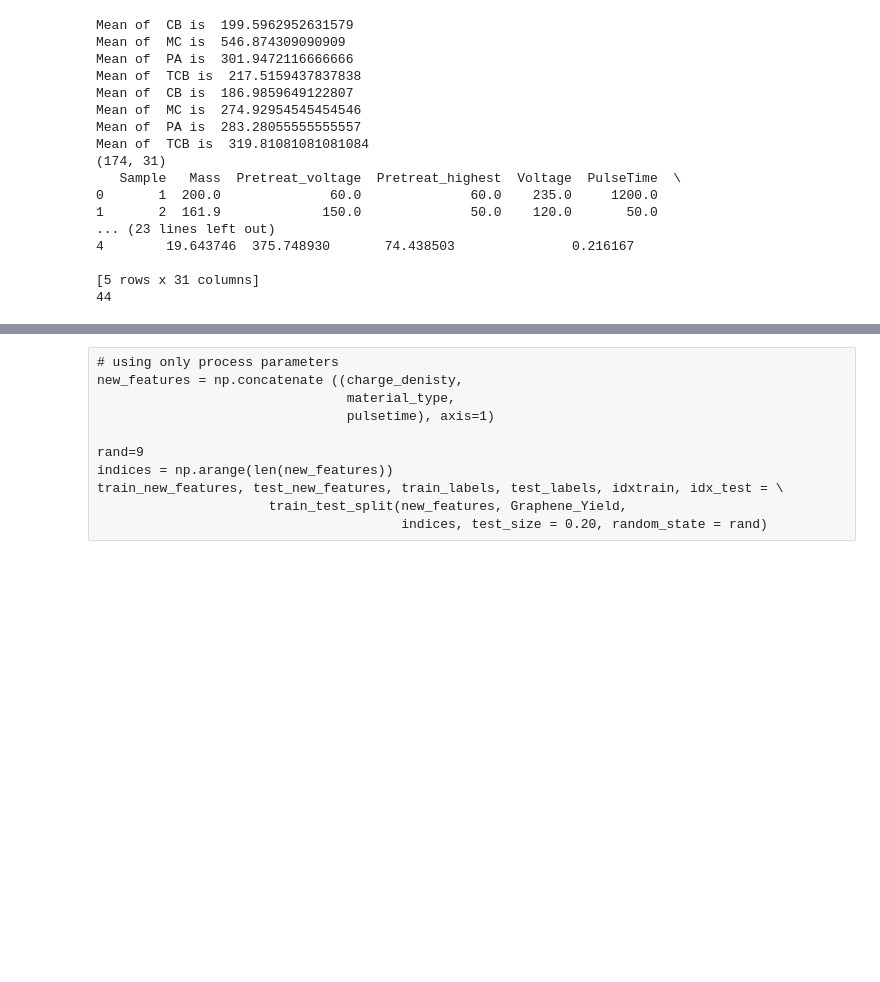
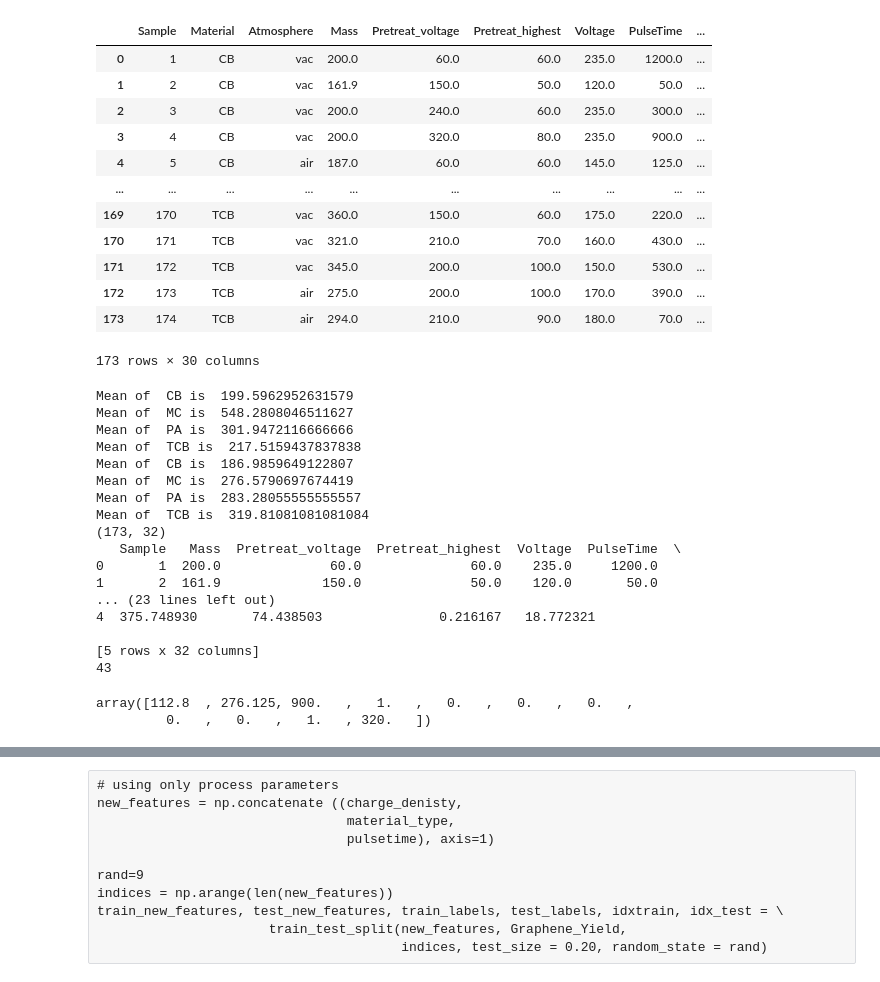
Before and after one commit to sattarik/Flash_Joule_Heating, a Jupyter notebook: RegressionAndPD_Porxyproperties_76test_80train_working.ipynb, the cells around one changed output, grey strips where cells are left out. Saved outputs shown, nothing was run; the diff lists cells and outputs as text; code cells hidden in the pictures; blank space fills up the shorter version.

```diff
--- a/RegressionAndPD_Porxyproperties_76test_80train_working.ipynb
+++ b/RegressionAndPD_Porxyproperties_76test_80train_working.ipynb
@@ -206,7 +263,22 @@ def category_normalization_mass(df):
+# %%
+df_nothotenc
+# %% [output]
+|  | Sample | Material | Atmosphere | Mass | Pretreat_voltage | Pretreat_highest | Voltage | PulseTime | ... |
+| 0 | 1 | CB | vac | 200.0 | 60.0 | 60.0 | 235.0 | 1200.0 | ... |
+| 1 | 2 | CB | vac | 161.9 | 150.0 | 50.0 | 120.0 | 50.0 | ... |
+| 2 | 3 | CB | vac | 200.0 | 240.0 | 60.0 | 235.0 | 300.0 | ... |
+| 3 | 4 | CB | vac | 200.0 | 320.0 | 80.0 | 235.0 | 900.0 | ... |
+| 4 | 5 | CB | air | 187.0 | 60.0 | 60.0 | 145.0 | 125.0 | ... |
+| ... | ... | ... | ... | ... | ... | ... | ... | ... | ... |
+| 169 | 170 | TCB | vac | 360.0 | 150.0 | 60.0 | 175.0 | 220.0 | ... |
+| 170 | 171 | TCB | vac | 321.0 | 210.0 | 70.0 | 160.0 | 430.0 | ... |
+| 171 | 172 | TCB | vac | 345.0 | 200.0 | 100.0 | 150.0 | 530.0 | ... |
+| 172 | 173 | TCB | air | 275.0 | 200.0 | 100.0 | 170.0 | 390.0 | ... |
+| 173 | 174 | TCB | air | 294.0 | 210.0 | 90.0 | 180.0 | 70.0 | ... |
+173 rows × 30 columns
 # %%
-# Import file
-# read the file with 174 samples:
-filename='FJH_ML_Final174.csv'
+# Import file for ML model
+filename='FJH_ML_Final.csv'
 df1 = import_file_noOneHot(filename)
 Imax, chargetot = category_normalization_theonesyoualwaysuse(df1)
 yield_array = category_normalization_mass(df1)
@@ -222,6 +294,8 @@ df['charge_density'] = df['Voltage']*df['Cap']/df['Mass']
 # df['RC'] = df['Init_R']*df['Cap']
 # df['test_feature'] = 1/df['Mass']
 df['Final_Current_Percent'] = df['I_Final']/df['I_Max']
+# convert it to Mega Joule 1e-5
+df['heat_power'] = df['Voltage']*df['Voltage']/df['Init_R']*df['PulseTime']*(1e-5)
 # df['discharge_per'] = df['Res_Volt']/df['Voltage']
 # df['Pretreat_CD'] = df['Pretreat_highest']*df['Cap']/df['Mass']
 # df['inv_Mass'] = 1/df['Mass']
@@ -264,22 +338,22 @@ print(df.head())
 print(sum(df['Material_MC']))
 # %% [output]
 Mean of  CB is  199.5962952631579
-Mean of  MC is  546.874309090909
+Mean of  MC is  548.2808046511627
 Mean of  PA is  301.9472116666666
 Mean of  TCB is  217.5159437837838
 Mean of  CB is  186.9859649122807
-Mean of  MC is  274.92954545454546
+Mean of  MC is  276.5790697674419
 Mean of  PA is  283.28055555555557
 Mean of  TCB is  319.81081081081084
-(174, 31)
+(173, 32)
    Sample   Mass  Pretreat_voltage  Pretreat_highest  Voltage  PulseTime  \
 0       1  200.0              60.0              60.0    235.0     1200.0
 1       2  161.9             150.0              50.0    120.0       50.0
 ... (23 lines left out)
-4        19.643746  375.748930       74.438503               0.216167
+4  375.748930       74.438503               0.216167   18.772321
 
-[5 rows x 31 columns]
-44
+[5 rows x 32 columns]
+43
 # %%
 # proxy properties
 Norm_I_Max = np.array (df['Norm_I_Max']).reshape(-1, 1)
@@ -328,0 +417,5 @@ train_new_features, test_new_features, train_labels, test_labels, idxtrain, idx_
+# %%
+test_new_features[-1]
+# %% [output]
+array([112.8  , 276.125, 900.   ,   1.   ,   0.   ,   0.   ,   0.   ,
+         0.   ,   0.   ,   1.   , 320.   ])
```
Also changed, not shown: parts of 51 cells of this notebook, 5 other files.
